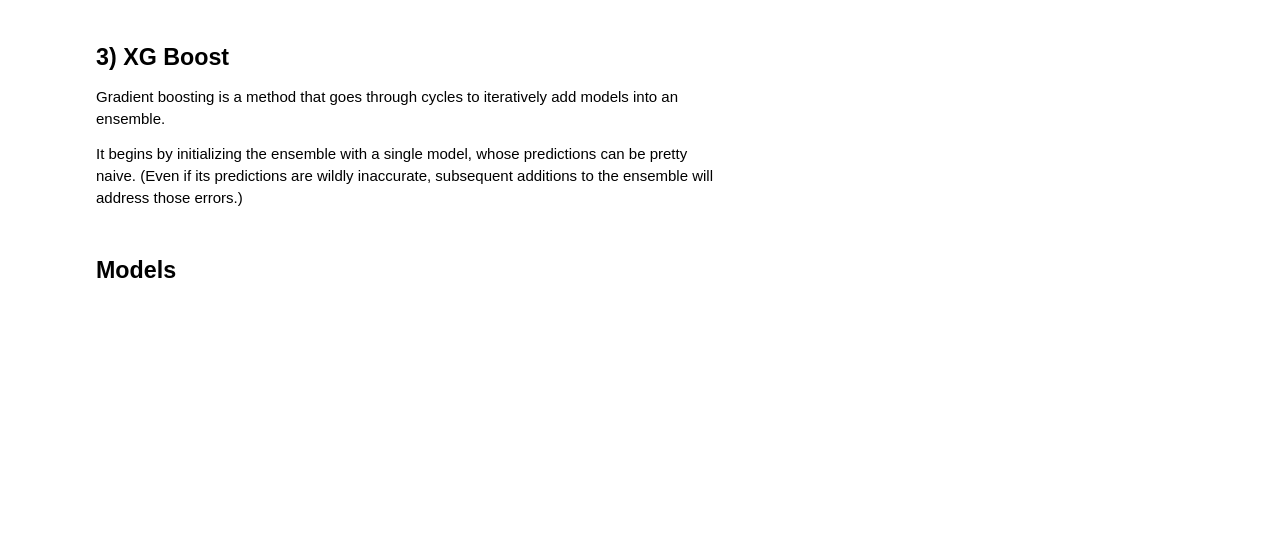
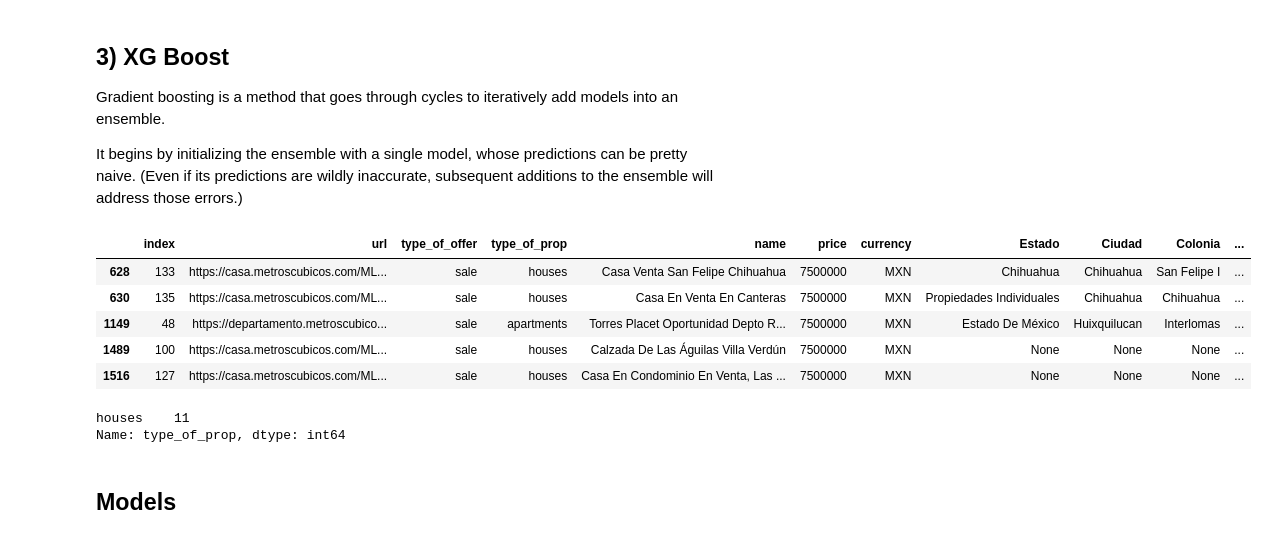
Before and after one commit to andrebestrada/Machine-Learning-Final-Project, a Jupyter notebook: Model/First_Model - Classification models.ipynb, the cells around one changed output. Saved outputs shown, nothing was run; the diff lists cells and outputs as text; code cells hidden in the pictures; blank space fills up the shorter version.

```diff
--- a/Model/First_Model - Classification models.ipynb
+++ b/Model/First_Model - Classification models.ipynb
@@ -172,4 +173,20 @@ Gradient boosting is a method that goes through cycles to iteratively add models
 It begins by initializing the ensemble with a single model, whose predictions can be pretty naive. (Even if its predictions are wildly inaccurate, subsequent additions to the ensemble will address those errors.)
+# %%
+OH_X_train.head()
+# %% [output]
+|  | index | url | type_of_offer | type_of_prop | name | price | currency | Estado | Ciudad | Colonia | ... |
+| 628 | 133 | https://casa.metroscubicos.com/ML... | sale | houses | Casa Venta San Felipe Chihuahua | 7500000 | MXN | Chihuahua | Chihuahua | San Felipe I | ... |
+| 630 | 135 | https://casa.metroscubicos.com/ML... | sale | houses | Casa En Venta En Canteras | 7500000 | MXN | Propiedades Individuales | Chihuahua | Chihuahua | ... |
+| 1149 | 48 | https://departamento.metroscubico... | sale | apartments | Torres Placet Oportunidad Depto R... | 7500000 | MXN | Estado De México | Huixquilucan | Interlomas | ... |
+| 1489 | 100 | https://casa.metroscubicos.com/ML... | sale | houses | Calzada De Las Águilas Villa Verdún | 7500000 | MXN | None | None | None | ... |
+| 1516 | 127 | https://casa.metroscubicos.com/ML... | sale | houses | Casa En Condominio En Venta, Las ... | 7500000 | MXN | None | None | None | ... |
+# %%
+OH_X_train = pd.read_json('../Scraping/Output/full_data.json')
+
+OH_X_train[OH_X_train['Estado']=="Queretaro"]['type_of_prop'].value_counts()
+# %% [output]
+houses    11
+Name: type_of_prop, dtype: int64
 # %%
 from xgboost import XGBRegressor
 X_valid
```
Also changed, not shown: parts of 21 cells of this notebook, 12 other files.
